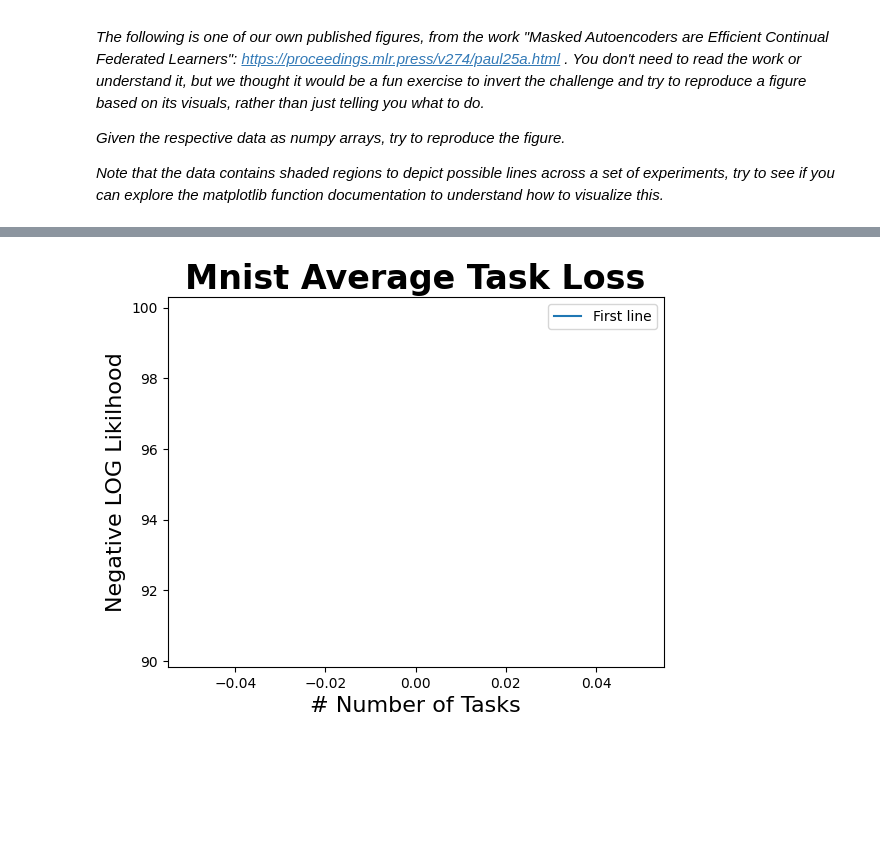
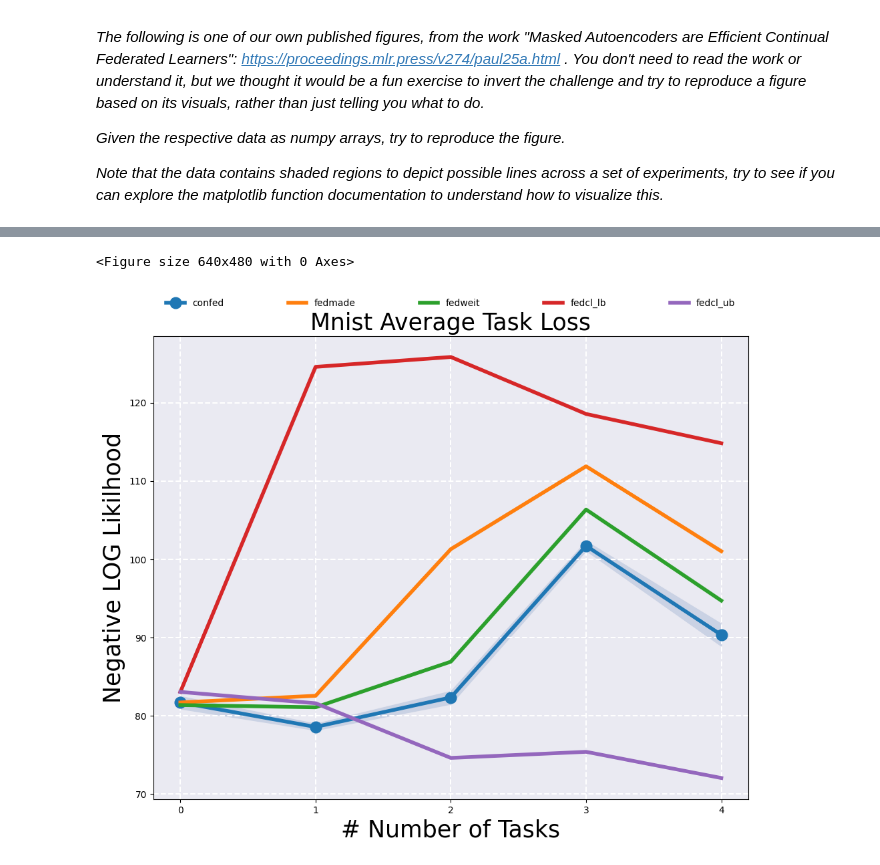
Before and after one commit to cl1nch/PY-TUT-2026, a Jupyter notebook: visualization_intro.ipynb, the cells around one changed output, grey strips where cells are left out. Drawn from its saved outputs; the diff is of its cells as text; code cells hidden in the pictures; blank space fills up the shorter version.

```diff
--- a/visualization_intro.ipynb
+++ b/visualization_intro.ipynb
@@ -281,45 +281,58 @@ fedcl_lb = np.array([
 [83.43,123.97,125.34,117.525,113.165],
 [82.54,124.65,125.89,118.865,114.261],
 [83.19,125.17,126.34,119.348,117.082]
 ])
 
 fedcl_ub = np.array([
 [83.43,81.64,75.69,74.45,70.84],
 [82.54,80.95,74.34,74.97,71.56],
 [83.19,82.23,73.83,76.78,73.76]
 ])
 
 
 # add your solutions here
 
-#fig1 = plt.figure()
+fig1 = plt.figure()
+plt.figure(figsize=(11.5,9))
+ax = plt.axes()
+ax.set_facecolor('#eaeaf2')
+plt.grid(True, linestyle='dashed',linewidth='1.5', color='white', alpha=1)
 
 font_title = {
               'color':  'black',
-              'weight': 'bold',
-              'size': 24}
+              'weight': 'normal',
+              'size': 25}
 
 font_axes = {
               'color':  'black',
               'weight': 'normal',
-              'size': 16}
+              'size': 25}
 
-#plt.plot(confed)
-plt.plot(np.mean(fedmade[0],axis=0))
-#plt.plot(fedweit)
-#plt.plot(fedcl_lb)
-#plt.plot(fedcl_ub)
+x = np.arange(confed.shape[1])
 
-#stylesheets = ['ggplot', 'dark_background', 'seaborn-poster']
-#linestyles = ['-', '--', '-.', ':']
+mean = np.mean(confed, axis=0)
+std = np.std(confed, axis=0)
 
-#for i in range(4):
-#    plt.plot([0, i], linestyle=linestyles[i], linewidth=3)
+plt.plot(np.mean(confed,axis=0), label='confed', marker = 'o', ms=12, linewidth=4)
+plt.fill_between(x,
+                 mean - std,
+                 mean + std,
+                 color='#cad2e4')
+
+plt.plot(np.mean(fedmade,axis=0), label='fedmade', linewidth=4)
+plt.plot(np.mean(fedweit,axis=0), label='fedweit', linewidth=4)
+plt.plot(np.mean(fedcl_lb,axis=0), label='fedcl_lb', linewidth=4)
+plt.plot(np.mean(fedcl_ub,axis=0), label='fedcl_ub', linewidth=4)
+
+plt.legend(bbox_to_anchor=(0., 1.02, 1., .102), loc=5,
+  ncols=5, mode="expand", frameon=False, borderaxespad=1)
+
+plt.xticks([0, 1, 2, 3, 4])
 
 plt.xlabel("# Number of Tasks", fontdict=font_axes)
 plt.ylabel("Negative LOG Likilhood", fontdict=font_axes)
-plt.legend(loc=0, labels=["First line", "Second line"])
 plt.title("Mnist Average Task Loss", fontdict=font_title)
 plt.show()
 # %% [output]
+<Figure size 640x480 with 0 Axes>
-[figure, old version]
+[figure, new version]
```
Also changed, not shown: parts of 6 cells of this notebook.
